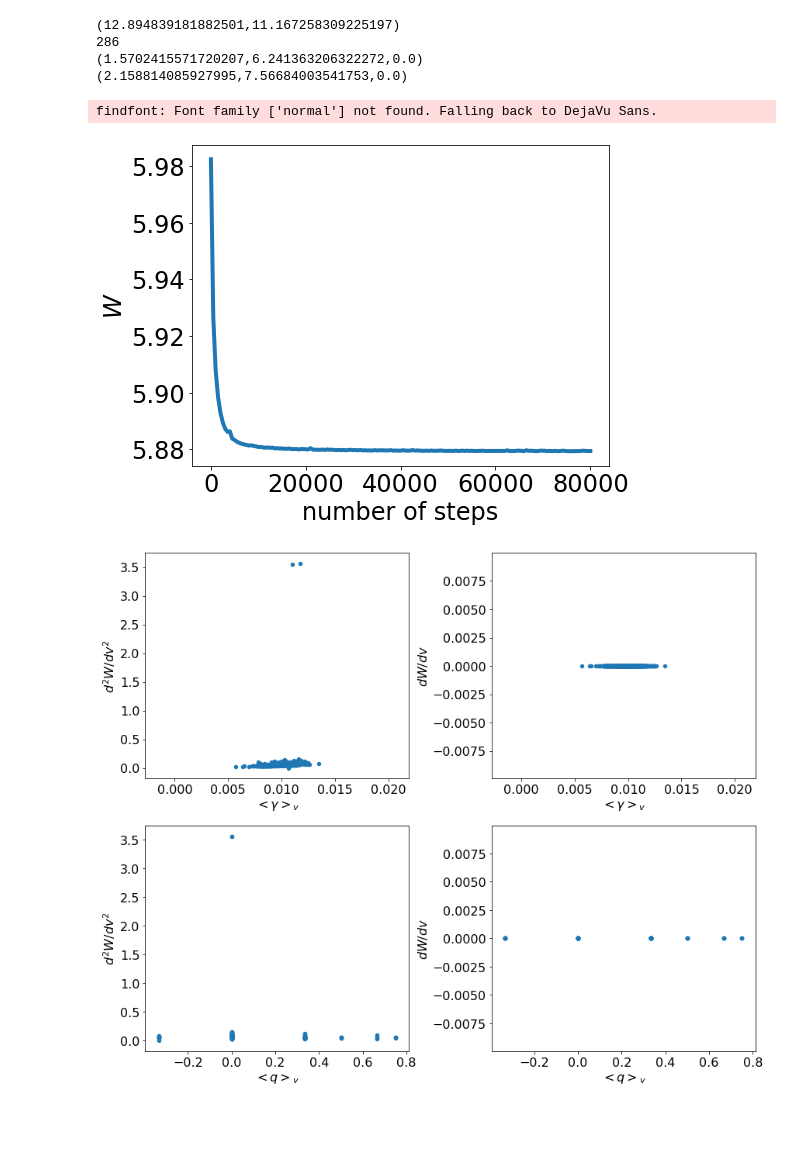
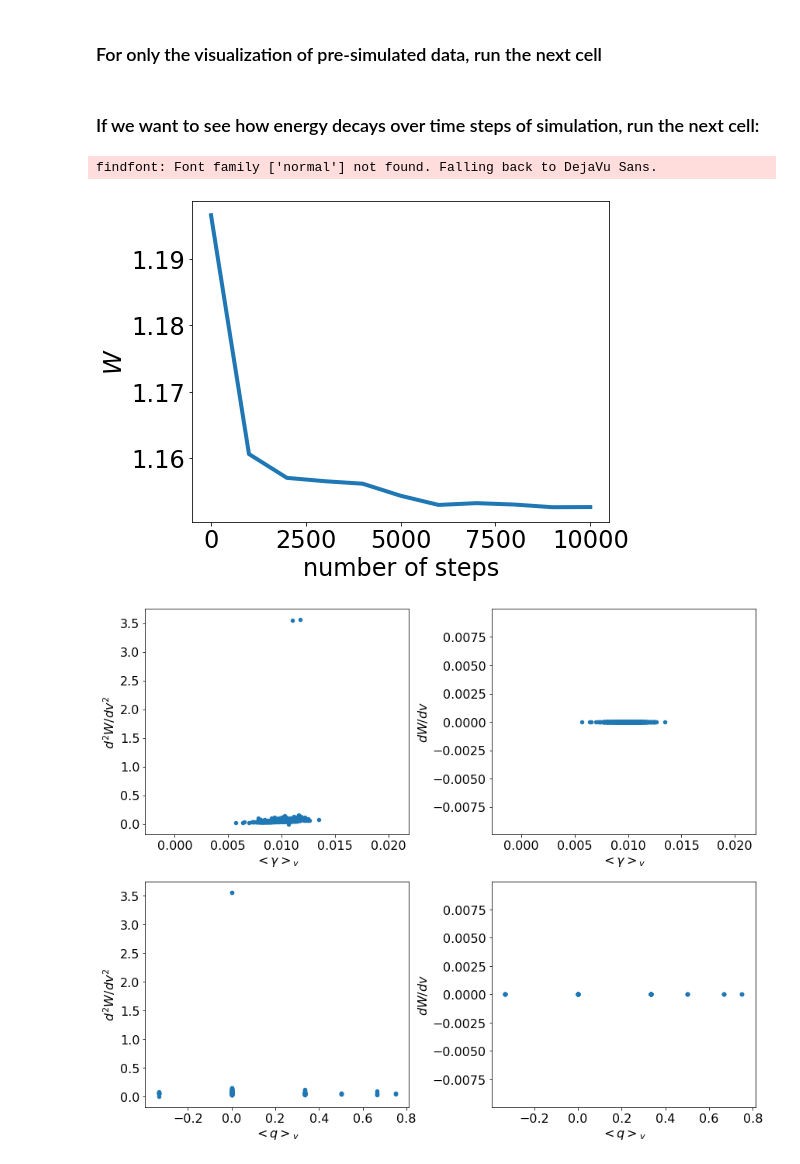
Before and after one commit to aboamiri/VertexModel2DApical, a Jupyter notebook: runmodule.ipynb, the cells around one changed output. Drawn from its saved outputs; the diff is of its cells as text; code cells hidden in the pictures; blank space fills up the shorter version.

```diff
--- a/runmodule.ipynb
+++ b/runmodule.ipynb
@@ -124,35 +136,32 @@ for v in T.ListVertex:
-# %%
-print(T.SystemSize)
-for v in T.ListVertex:
-    if len(v.connectedEdges)==4:
-        print(v.Number)
-for c in T.ListCell:
-    if len(c.ListEdges)!=6:
-        print(c.center)
-# %% [output]
-(12.894839181882501,11.167258309225197)
-286
-(1.5702415571720207,6.241363206322272,0.0)
-(2.158814085927995,7.56684003541753,0.0)
+# %% [markdown]
+### For only the visualization of pre-simulated data, run the next cell
+# %%
+from Tissue_Objects import *
+from CommonOperations import *
+write_freq = 1000
+color_type = 'd2W_dv2'
+visulaise_frames(n_steps, write_freq, color_type)
+# %% [markdown]
+### If we want to see how energy decays over time steps of simulation, run the next cell:
 # %%
 font = {'family' : 'normal',
         'weight' : 'normal',
         'size'   : 24
        }
 
 fig, ax = plt.subplots(1,1,figsize=(8,6))
 
 plt.rc('font', **font)
-steps = np.arange(0,80001,500)
+steps = np.arange(0,n_steps+1,write_freq)
 ax.plot(steps, W_steps, linewidth=4)
 ax.set_xlabel('number of steps')
 ax.set_ylabel('$W$')
 plt.tight_layout()
-plt.savefig('minimization_steps_gamma'+str(Ta)+'.pdf')
+plt.savefig('minimization_steps_gamma'+str(gamma)+'.pdf')
 plt.show()
 # %% [output]
 findfont: Font family ['normal'] not found. Falling back to DejaVu Sans.
-[figure, old version]
+[figure, new version]
 # %%
 d2w_dh2 = [v.d2W_dh2 for v in T.ListVertex]
 dw_dh = [v.Norm_dW_dh for v in T.ListVertex]
```
Also changed, not shown: parts of 6 cells of this notebook, 1 other file.
